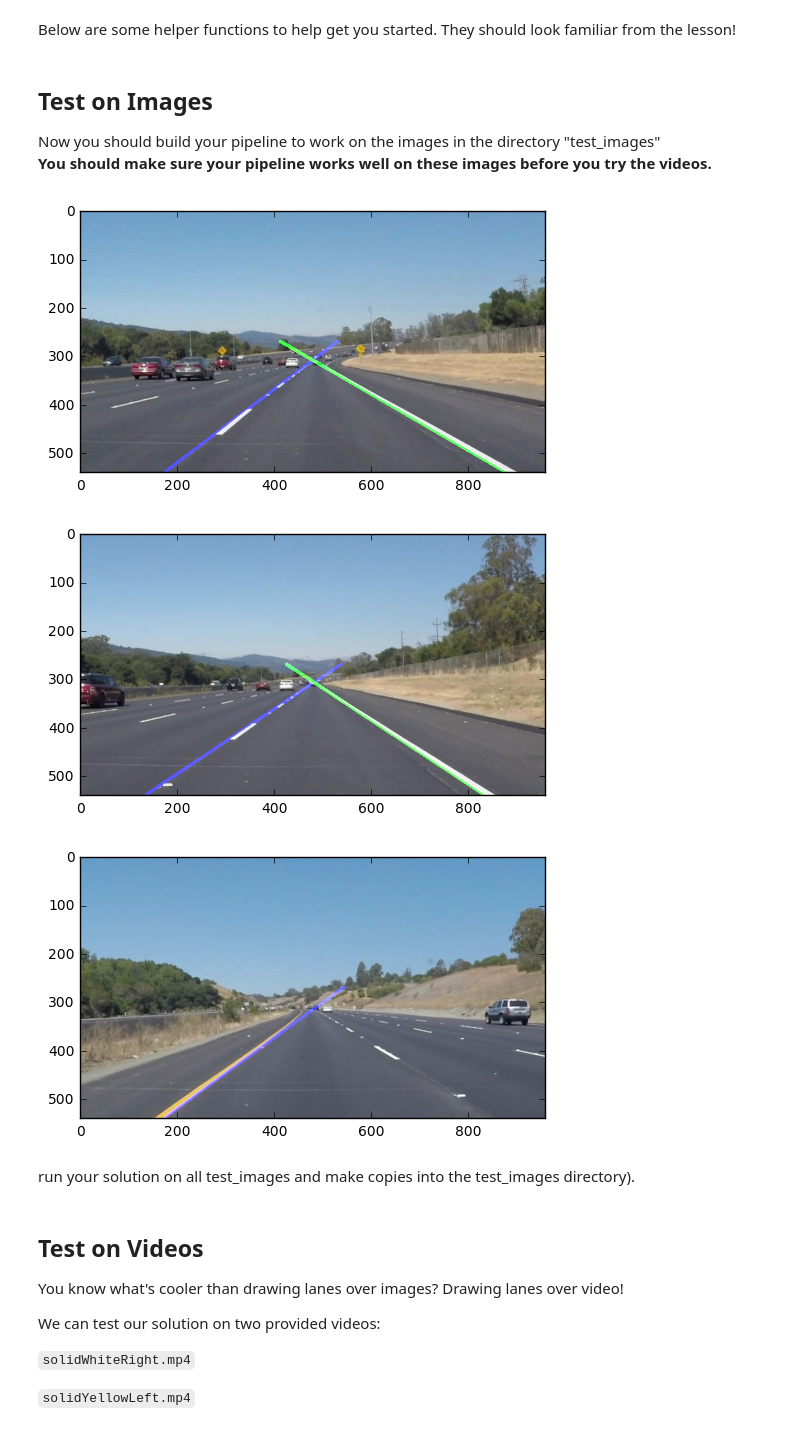
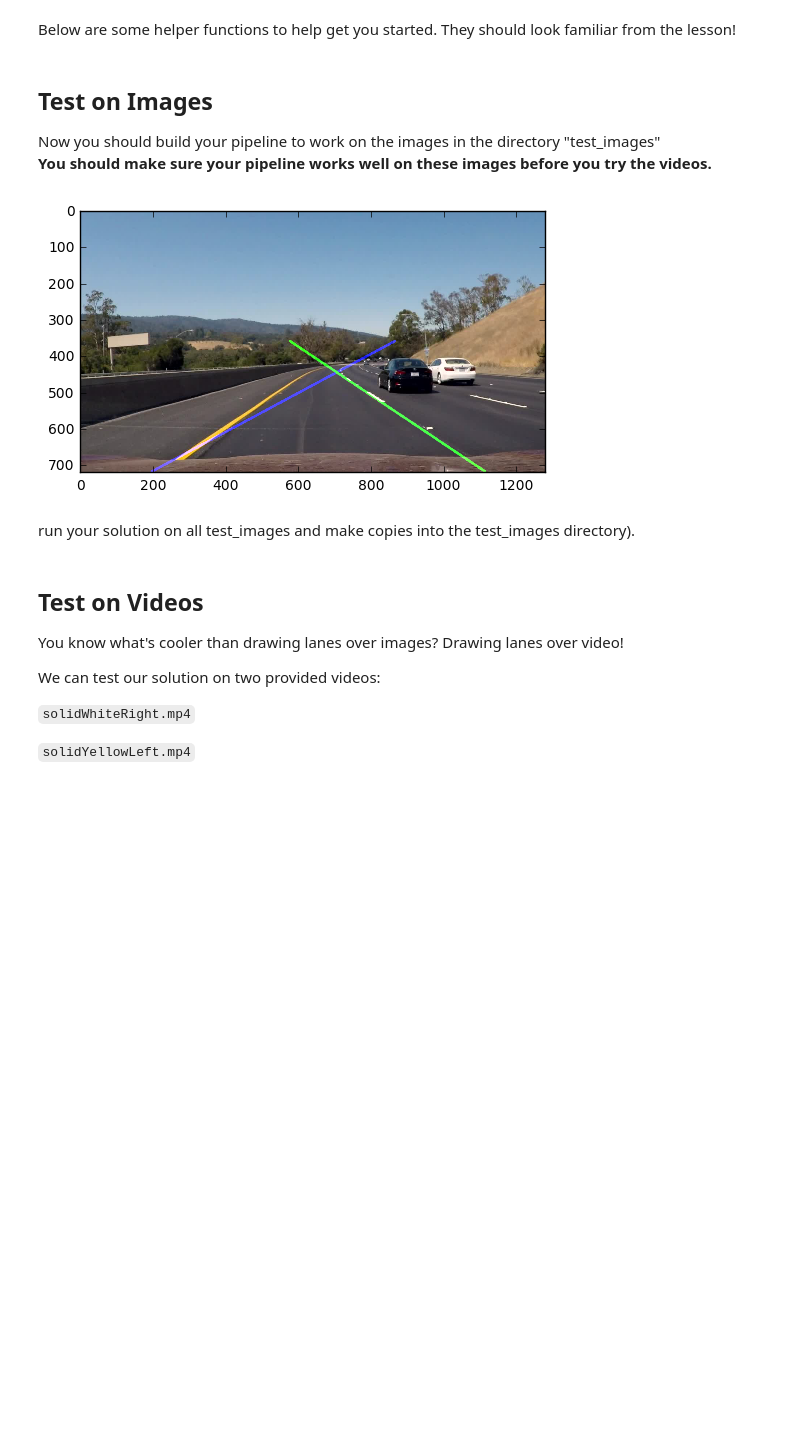
Before and after one commit to temc/sdc, a Jupyter notebook: CarND-LaneLines-P1/P1.ipynb, the cells around one changed output. Cells and saved outputs as stored; diff of their text form; code cells hidden in the pictures; blank space fills up the shorter version.

Commit message:
solution for first two videos and the challenge

```diff
--- a/CarND-LaneLines-P1/P1.ipynb
+++ b/CarND-LaneLines-P1/P1.ipynb
@@ -129,7 +129,7 @@ def draw_lines(img, lines, roi_vertices, color=[255, 0, 0], thickness=6):
     bounds = []
     for line in lines:
         for x1,y1,x2,y2 in line:
-            if(is_roi_vertex([x1,y1],roi_vertices) or is_roi_vertex([x2,y2],roi_vertices)):
+            if(is_roi_vertex([x1,y1],roi_vertices) or is_roi_vertex([x2,y2],roi_vertices) or (x2-x1<1e-4)):
                 bounds.append(line)
                 continue
             else:
@@ -143,6 +143,7 @@ def draw_lines(img, lines, roi_vertices, color=[255, 0, 0], thickness=6):
     y = [v[1] for v in roi_vertices]
     if(len(rights)>0):
         right_seg = get_projection(rights,max(y),min(y))
+        logging.info("Right segment: {}".format(right_seg))
         if(not right_seg==None):
             cv2.line(img,(right_seg[0],right_seg[1]),(right_seg[2],right_seg[3]),[0,0,255],thickness)
         else:
@@ -154,13 +155,13 @@ def draw_lines(img, lines, roi_vertices, color=[255, 0, 0], thickness=6):
         else:
             logging.debug("Left seg: nil")
 """
+    for line in lines:
+        for x1,y1,x2,y2 in line:
+            cv2.line(img,(x1,y1),(x2,y2),color,thickness)
     for line in bounds:
         for x1,y1,x2,y2 in line:
             cv2.line(img,(x1,y1),(x2,y2),color,thickness)
-    for line in lines:
-        for x1,y1,x2,y2 in line:
-            cv2.line(img,(x1,y1),(x2,y2),color,thickness)
-    """
+"""
 
 def is_roi_vertex(p,roi_vertices):
     for v in roi_vertices:
@@ -173,10 +174,12 @@ def get_projection(segments,bottom,top):
         slopes = []
         longest = []
         max_length = 0
-        eps=1e-8
+        eps=1e-2
         for seg in segments:
             for x1,y1,x2,y2 in seg:
                 n = np.linalg.norm([x2-x1,y2-y1])
+                if(x2-x1<1e-4):
+                    continue
                 m = (y2-y1)/(x2-x1)
                 if(math.fabs(m)>eps):
                     if(n>max_length):
@@ -184,19 +187,20 @@ def get_projection(segments,bottom,top):
                         max_length = n
                     slopes.append(m)
         right_slopes = []
-        std = np.asarray(slopes).std()**2
+        logging.debug(slopes)
+        std = np.asarray(slopes).std()
         mean = np.asarray(slopes).mean()
         for m in slopes:
-            logging.debug("Check: {}, mean={}, {} vs {}".format(m,mean,(m-mean)**2,std))
-            if((m-mean)**2<=std):
+            logging.debug("Check: {}, mean={}, {} < {}".format(m,mean,math.fabs(m-mean),std))
+            if(math.fabs(m-mean)<=std):
                 right_slopes.append(m)
-        logging.debug(slopes)
         logging.debug(right_slopes)
         if(len(right_slopes)==0):
-            logging.debug("nothing in right_slopes")
+            logging.info("nothing in right_slopes")
             return None
-        avg_slope = np.asarray(right_slopes).mean()
-        if(avg_slope==0):
+        avg_slope = np.mean(np.asarray(right_slopes))
+        if(math.fabs(avg_slope)<eps):
+            logging.info("avg_slope is too small : {}".format(avg_slope))
             return None
         x1,y1,x2,y2=longest[0],longest[1],longest[2],longest[3]
         intercept = y1-(avg_slope)*x1
@@ -268,9 +272,9 @@ def pre_process(image):
     # Display the image
     rho = .1 # distance resolution in pixels of the Hough grid
     theta = np.pi/(180*8) # angular resolution in radians of the Hough grid
-    threshold = 16    # minimum number of votes (intersections in Hough grid cell)
-    min_line_length = 100 #minimum number of pixels making up a line
-    max_line_gap = 200    # maximum gap in pixels between connectable line segments
+    threshold = 12    # minimum number of votes (intersections in Hough grid cell)
+    min_line_length = 20 #minimum number of pixels making up a line
+    max_line_gap = 300    # maximum gap in pixels between connectable line segments
     line_image = np.copy(edges)*0 # creating a blank to draw lines on
     line_image = hough_lines(edges, vertices, rho, theta, threshold, min_line_length, max_line_gap)
     i = weighted_img(image,line_image)
@@ -278,22 +282,20 @@ def pre_process(image):
 # %%
 import glob
 import os
 logger = logging.getLogger()
-logger.setLevel(logging.INFO)
+logger.setLevel(logging.WARN)
 
-fs = glob.glob('test_images/*.jpg')
+fs = glob.glob('challenge/*.jpg')
 
-for image_f in fs[0:9]:
+for image_f in fs[5:6]:
     logging.debug("=============={}============".format(image_f))
     plt.figure()
     i=pre_process(mpimg.imread(image_f))
     outname = os.path.dirname(image_f)+"/"+os.path.basename(image_f).split('.')[0]
     plt.imshow(i)
     #plt.savefig(outname+"_annotated.jpg")
 # %% [output]
-[figure, old version]
+[figure, new version]
-[figure, removed]
-[figure, removed]
 # %% [markdown]
 run your solution on all test_images and make copies into the test_images directory).
 # %% [markdown]
```
Also changed, not shown: parts of 4 cells of this notebook.
